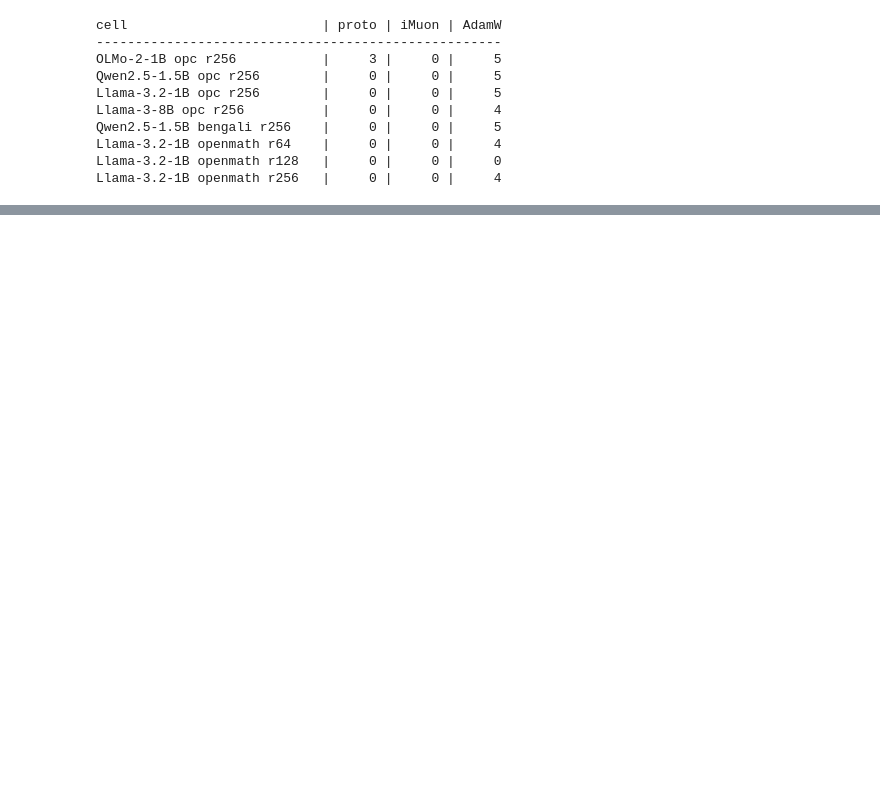
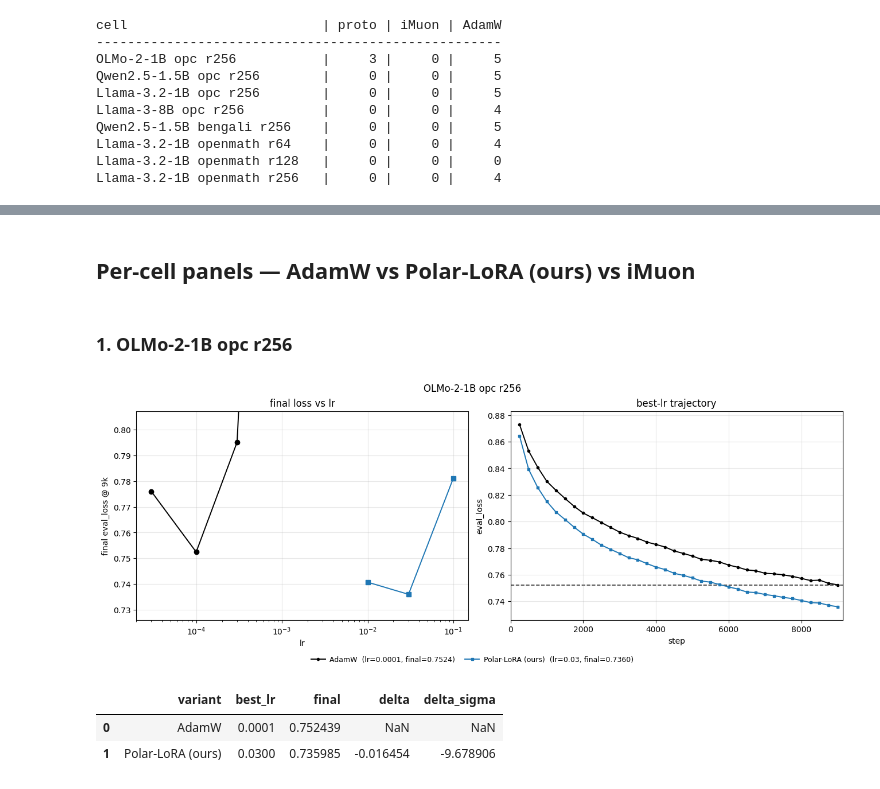
Before and after one commit to nikhilgsh/lora-optimizers, a Jupyter notebook: paper/paper_plots.ipynb, the cells around one changed output, grey strips where cells are left out. Cells and saved outputs as stored; diff of their text form; code cells hidden in the pictures; blank space fills up the shorter version.

```diff
--- a/paper/paper_plots.ipynb
+++ b/paper/paper_plots.ipynb
@@ -19,6 +20,13 @@ if str(ROOT) not in sys.path:
 from lora_playground.plotting import compare_variants_figure
 from lora_playground.loader import load_runs
 
+# Baselines + protagonist. AdamW MUST be a variant to render (target_label only annotates
+# an already-loaded variant, it does not auto-load).
+ADAMW = {'optimizer': 'adamw'}
+PROTO = {'optimizer': 'diag-shampoo-polar-lora', 'cw_nesterov': True, 'polar_method': 'polar_express'}
+IMUON = {'optimizer': 'imuon-lora'}
+SIGMA = 0.0017  # AdamW noise-floor proxy
+
 # The 8-cell E1 set (paper/e1_coverage_fill.md). data_key = substring matched on data_dir.
 CELLS = [
     ('OLMo-2-1B opc r256',         'allenai/OLMo-2-0425-1B',     'opc',      256),
@@ -31,8 +39,16 @@ CELLS = [
     ('Llama-3.2-1B openmath r256', 'meta-llama/Llama-3.2-1B',    'openmath', 256),
 ]
 
-# Locked protagonist filter (PE8 + Nesterov) and the iMuon baseline.
-PROTO = {'optimizer': 'diag-shampoo-polar-lora', 'cw_nesterov': True, 'polar_method': 'polar_express'}
-IMUON = {'optimizer': 'imuon-lora'}
-SIGMA = 0.0017  # AdamW noise-floor proxy (per-cell)
+def panel(name, model, key, rank):
+    """AdamW vs Polar-LoRA (ours) vs iMuon at one cell; Δ vs AdamW in σ-units."""
+    common = dict(model_name=model, lora_r=rank, data_dir=(lambda d, k=key: k in str(d)))
+    fig, _tdf, sdf = compare_variants_figure(
+        {'AdamW': ADAMW, 'Polar-LoRA (ours)': PROTO, 'iMuon': IMUON},
+        common_where=common, ref_label='AdamW',
+        logs_root=str(ROOT / 'logs'), sigma_ref=SIGMA, max_steps=9000,
+        allow_partial=True, allow_custom_labels=True, target_label='AdamW',
+        suptitle=name,
+    )
+    plt.show()
+    return sdf
 # %% [markdown]
@@ -106,0 +92,11 @@ for name, model, key, rank in CELLS:
+# %% [markdown]
+## Per-cell panels — AdamW vs Polar-LoRA (ours) vs iMuon
+# %% [markdown]
+### 1. OLMo-2-1B opc r256
+# %%
+panel('OLMo-2-1B opc r256', 'allenai/OLMo-2-0425-1B', 'opc', 256)
+# %% [output]
+[figure, added]
+|  | variant | best_lr | final | delta | delta_sigma |
+| 0 | AdamW | 0.0001 | 0.752439 | NaN | NaN |
+| 1 | Polar-LoRA (ours) | 0.0300 | 0.735985 | -0.016454 | -9.678906 |
```
Also changed, not shown: parts of 19 cells of this notebook, 4 other files.
